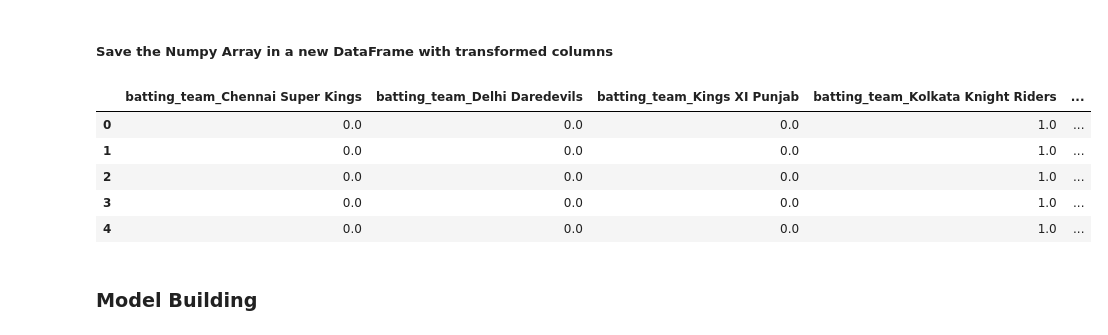
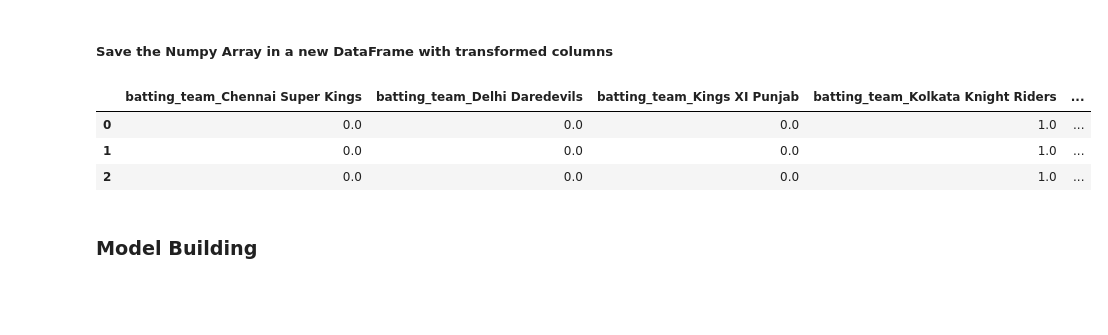
Before and after one commit to sukhesh-kn/Sukhesh-Projects, a Jupyter notebook: Cricket Analytics - IPL Score Predictor/IPL_Score_Predictor.ipynb, the cells around one changed output. Saved outputs shown, nothing was run; the diff lists cells and outputs as text; code cells hidden in the pictures; blank space fills up the shorter version.

```diff
--- a/Cricket Analytics - IPL Score Predictor/IPL_Score_Predictor.ipynb
+++ b/Cricket Analytics - IPL Score Predictor/IPL_Score_Predictor.ipynb
@@ -178,14 +164,12 @@ cols = ['batting_team_Chennai Super Kings', 'batting_team_Delhi Daredevils', 'ba
 df = pd.DataFrame(ipl_df, columns=cols)
 # %%
 # Encoded Data
-df.head()
+df.head(3)
 # %% [output]
 |  | batting_team_Chennai Super Kings | batting_team_Delhi Daredevils | batting_team_Kings XI Punjab | batting_team_Kolkata Knight Riders | ... |
 | 0 | 0.0 | 0.0 | 0.0 | 1.0 | ... |
 | 1 | 0.0 | 0.0 | 0.0 | 1.0 | ... |
 | 2 | 0.0 | 0.0 | 0.0 | 1.0 | ... |
-| 3 | 0.0 | 0.0 | 0.0 | 1.0 | ... |
-| 4 | 0.0 | 0.0 | 0.0 | 1.0 | ... |
 # %% [markdown]
 ### Model Building
 # %% [markdown]
```
Also changed, not shown: parts of 22 cells of this notebook, 1 other file.
